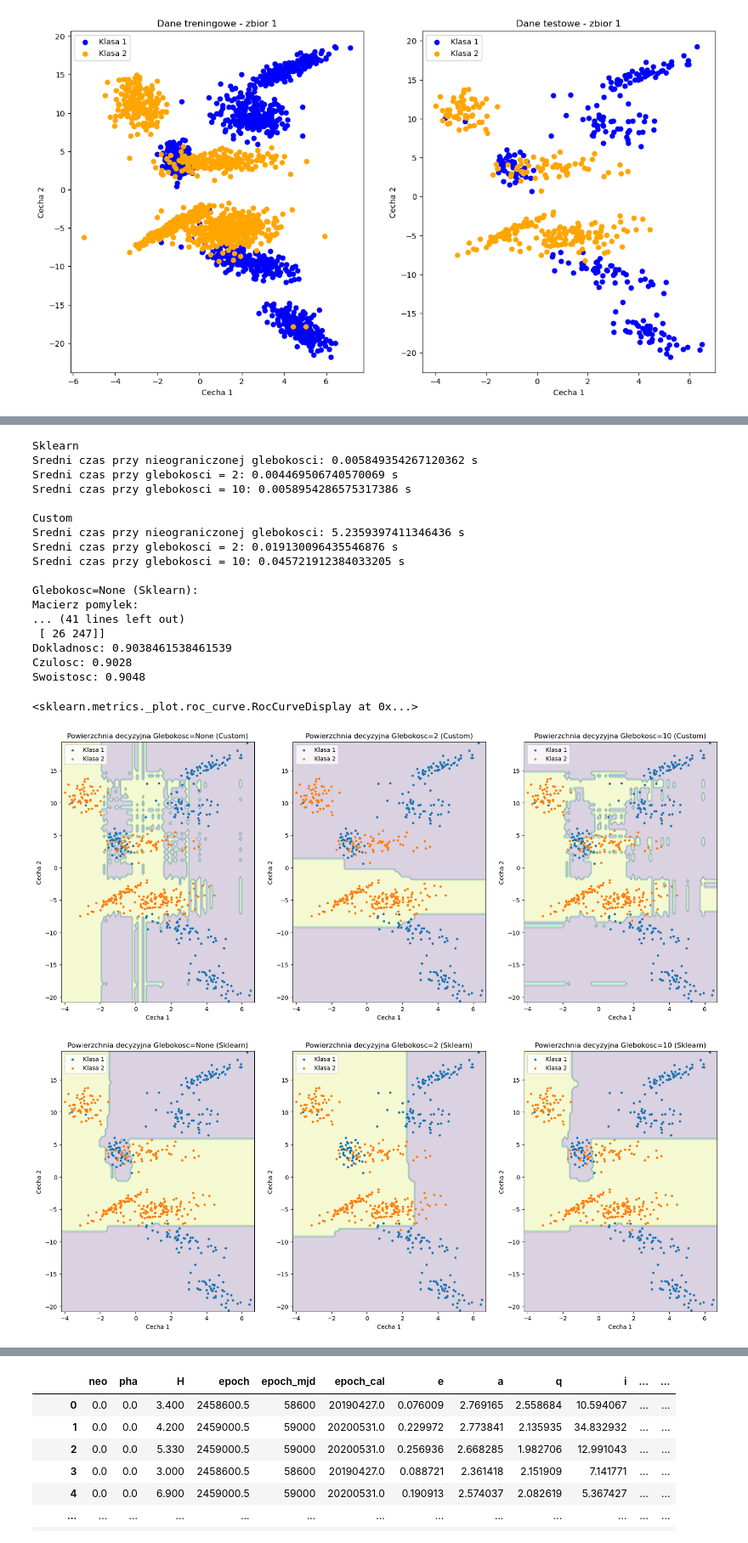
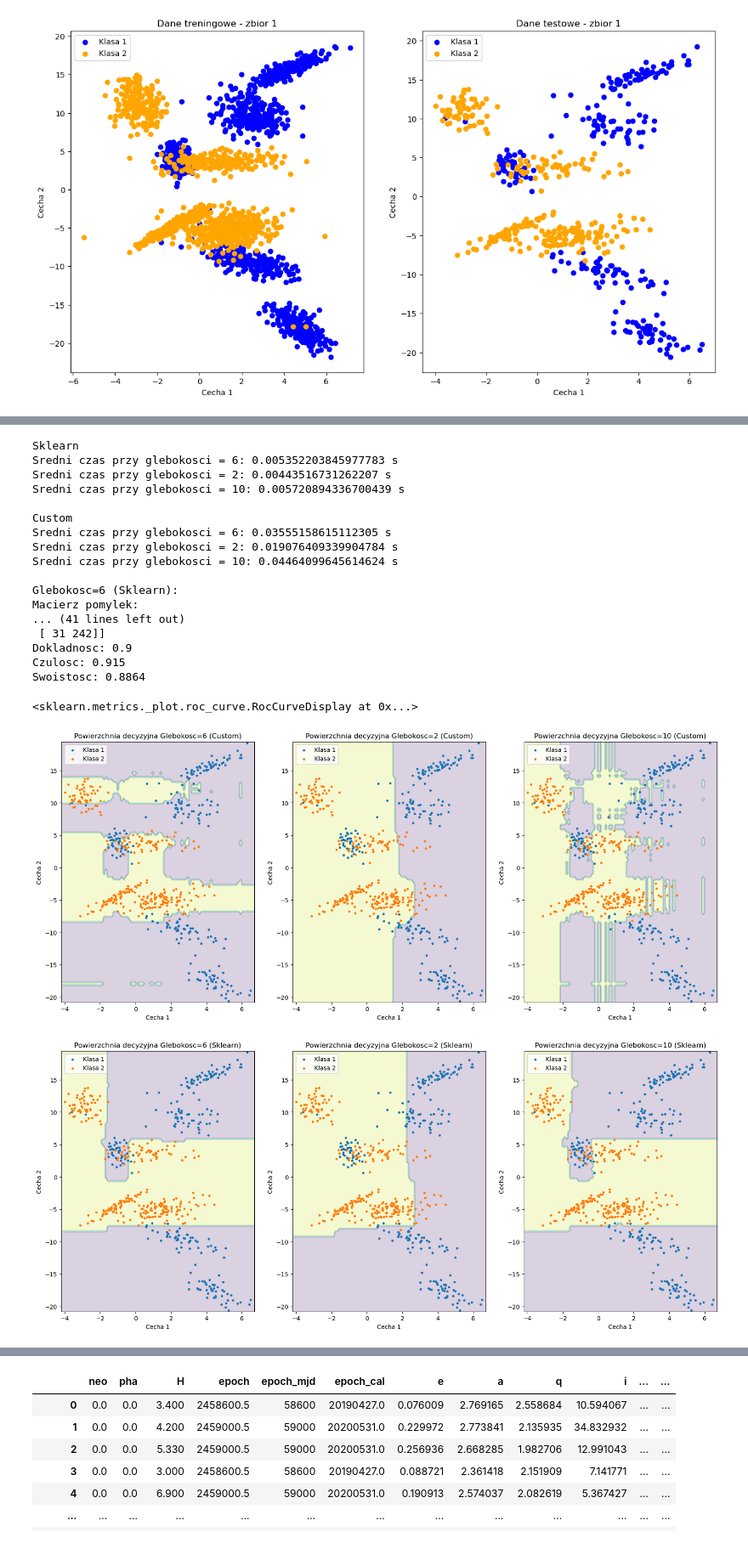
Before and after one commit to HaZhul/ML-models, a Jupyter notebook: 6Random_Forest/random_forest.ipynb, the cells around one changed output, grey strips where cells are left out. Shown at 85% size. Cells and saved outputs as stored; diff of their text form; code cells hidden in the pictures.

```diff
--- a/6Random_Forest/random_forest.ipynb
+++ b/6Random_Forest/random_forest.ipynb
@@ -366,13 +365,13 @@ Swoistosc: 0.9961
 # %%
 print('Sklearn')
 # Nieograniczona glebokosc
-dt_m_n = RandomForestClassifier(random_state=index, n_estimators=100, max_depth=None)
+dt_m_n = RandomForestClassifier(random_state=index, n_estimators=100, max_depth=6)
 dt_m_n.fit(X_train_M, y_train_M)
 start = time.time()
 for i in range(100):
     y_pred_m_n = dt_m_n.predict(X_test_M)
 end = time.time()
-print(f'Sredni czas przy nieograniczonej glebokosci: {(end - start)/100} s')
+print(f'Sredni czas przy glebokosci = 6: {(end - start)/100} s')
 
 # Glebokosc rowna ilosci cech
 dt_m_2 = RandomForestClassifier(random_state=index, n_estimators=100, max_depth=2)
@@ -386,13 +385,13 @@ print(f'Sredni czas przy glebokosci = 2: {(end - start)/100} s')
 
 print('\nCustom')
 # Nieograniczona glebokosc
-dt_m2m_n = MRandomForest(max_depth=None, n_trees=100)
+dt_m2m_n = MRandomForest(max_depth=6, n_trees=100)
 dt_m2m_n.fit(X_train_M, y_train_M)
 start = time.time()
 for i in range(100):
     y_pred_m2m_n = dt_m2m_n.predict(X_test_M)
 end = time.time()
-print(f'Sredni czas przy nieograniczonej glebokosci: {(end - start)/100} s')
+print(f'Sredni czas przy glebokosci = 6: {(end - start)/100} s')
 
 # Glebokosc rowna ilosci cech
 dt_m2m_2 = MRandomForest(max_depth=2, n_trees=100)
@@ -404,20 +403,20 @@ end = time.time()
 print(f'Sredni czas przy glebokosci = 2: {(end - start)/100} s')
 
 
-pred_info(y_test_M, y_pred_m_n, 'Glebokosc=None (Sklearn)')
-pred_info(y_test_M, y_pred_m_2, 'Glebokosc=4 (Sklearn)')
-pred_info(y_test_M, y_pred_m2m_n, 'Glebokosc=None (Custom)')
+pred_info(y_test_M, y_pred_m_n, 'Glebokosc=6 (Sklearn)')
+pred_info(y_test_M, y_pred_m_2, 'Glebokosc=2 (Sklearn)')
+pred_info(y_test_M, y_pred_m2m_n, 'Glebokosc=6 (Custom)')
 pred_info(y_test_M, y_pred_m2m_2, 'Glebokosc=2 (Custom)')
 
 
 plt.figure(figsize=(20, 8))
 plt.subplot(1, 2, 1)
-plot_class(X_test_M, y_test_M, dt_m2m_n, 'Glebokosc=None (Custom)')
+plot_class(X_test_M, y_test_M, dt_m2m_n, 'Glebokosc=6 (Custom)')
 plt.subplot(1, 2, 2)
 plot_class(X_test_M, y_test_M, dt_m2m_2, 'Glebokosc=2 (Custom)')
 plt.figure(figsize=(20, 8))
 plt.subplot(1, 2, 1)
-plot_class(X_test_M, y_test_M, dt_m_n, 'Glebokosc=None (Sklearn)')
+plot_class(X_test_M, y_test_M, dt_m_n, 'Glebokosc=6 (Sklearn)')
 plt.subplot(1, 2, 2)
 plot_class(X_test_M, y_test_M, dt_m_2, 'Glebokosc=2 (Sklearn)')
 
@@ -425,11 +424,11 @@ y_scores_m_n = dt_m_n.predict_proba(X_test_M)[:, 1]
 y_scores_m_2 = dt_m_2.predict_proba(X_test_M)[:, 1]
 
 _, axs = plt.subplots(1, 2, figsize=(20, 5))
-RocCurveDisplay.from_predictions(y_test_M, y_scores_m_n, name='None', ax=axs[0])
+RocCurveDisplay.from_predictions(y_test_M, y_scores_m_n, name='6', ax=axs[0])
 RocCurveDisplay.from_predictions(y_test_M, y_scores_m_2, name='2', ax=axs[1])
 
 _, axs = plt.subplots(1, 2, figsize=(20, 5))
-RocCurveDisplay.from_predictions(y_test_M, y_pred_m2m_n, name='None', ax=axs[0])
+RocCurveDisplay.from_predictions(y_test_M, y_pred_m2m_n, name='6', ax=axs[0])
 RocCurveDisplay.from_predictions(y_test_M, y_pred_m2m_2, name='2', ax=axs[1])
 # %% [output]
 Sklearn
@@ -457,13 +456,13 @@ Swoistosc: 0.9023
 # %%
 # Nieograniczona glebokosc
 print('Sklearn')
-dt_4_n = RandomForestClassifier(random_state=index, n_estimators=100, max_depth=None)
+dt_4_n = RandomForestClassifier(random_state=index, n_estimators=100, max_depth=6)
 dt_4_n.fit(X_train_4, y_train_4)
 start = time.time()
 for i in range(100):
     y_pred_4_n = dt_4_n.predict(X_test_4)
 end = time.time()
-print(f'Sredni czas przy nieograniczonej glebokosci: {(end - start)/100} s')
+print(f'Sredni czas przy glebokosci = 6: {(end - start)/100} s')
 
 
 # Glebokosc rowna ilosci cech
@@ -487,13 +486,13 @@ print(f'Sredni czas przy glebokosci = 10: {(end - start)/100} s')
 
 print('\nCustom')
 # Nieograniczona glebokosc
-dt_m4_n = MRandomForest(max_depth=None, n_trees=100)
+dt_m4_n = MRandomForest(max_depth=6, n_trees=100)
 dt_m4_n.fit(X_train_4, y_train_4)
 start = time.time()
 for i in range(100):
     y_pred_m4_n = dt_m4_n.predict(X_test_4)
 end = time.time()
-print(f'Sredni czas przy nieograniczonej glebokosci: {(end - start)} s')
+print(f'Sredni czas przy glebokosci = 6: {(end - start)/100} s')
 
 # Glebokosc rowna ilosci cech
 dt_m4_4 = MRandomForest(max_depth=2, n_trees=100)
@@ -513,62 +512,62 @@ for i in range(100):
 end = time.time()
 print(f'Sredni czas przy glebokosci = 10: {(end - start)/100} s')
 
-pred_info(y_test_4, y_pred_4_n, 'Glebokosc=None (Sklearn)')
+pred_info(y_test_4, y_pred_4_n, 'Glebokosc=6 (Sklearn)')
 pred_info(y_test_4, y_pred_4_4, 'Glebokosc=2 (Sklearn)')
 pred_info(y_test_4, y_pred_4_5, 'Glebokosc=10 (Sklearn)')
 
-pred_info(y_test_4, y_pred_m4_n, 'Glebokosc=None (Custom)')
+pred_info(y_test_4, y_pred_m4_n, 'Glebokosc=6 (Custom)')
 pred_info(y_test_4, y_pred_m4_4, 'Glebokosc=2 (Custom)')
 pred_info(y_test_4, y_pred_m4_5, 'Glebokosc=10 (Custom)')
 
 plt.figure(figsize=(20, 8))
 plt.subplot(1, 3, 1)
-plot_class(X_test_4, y_test_4, dt_m4_n, 'Glebokosc=None (Custom)')
+plot_class(X_test_4, y_test_4, dt_m4_n, 'Glebokosc=6 (Custom)')
 plt.subplot(1, 3, 2)
 plot_class(X_test_4, y_test_4, dt_m4_4, 'Glebokosc=2 (Custom)')
 plt.subplot(1, 3, 3)
 plot_class(X_test_4, y_test_4, dt_m4_5, 'Glebokosc=10 (Custom)')
 
 plt.figure(figsize=(20, 8))
 plt.subplot(1, 3, 1)
-plot_class(X_test_4, y_test_4, dt_4_n, 'Glebokosc=None (Sklearn)')
+plot_class(X_test_4, y_test_4, dt_4_n, 'Glebokosc=6 (Sklearn)')
 plt.subplot(1, 3, 2)
 plot_class(X_test_4, y_test_4, dt_4_4, 'Glebokosc=2 (Sklearn)')
 plt.subplot(1, 3, 3)
 plot_class(X_test_4, y_test_4, dt_4_5, 'Glebokosc=10 (Sklearn)')
 
 y_scores_4_n = dt_4_n.predict_proba(X_test_4)[:, 1]
 y_scores_4_4 = dt_4_4.predict_proba(X_test_4)[:, 1]
 y_scores_4_5 = dt_4_5.predict_proba(X_test_4)[:, 1]
 
 _, axs = plt.subplots(1, 3, figsize=(20, 5))
-RocCurveDisplay.from_predictions(y_test_4, y_scores_4_n, name='None S', ax=axs[0])
+RocCurveDisplay.from_predictions(y_test_4, y_scores_4_n, name='6 S', ax=axs[0])
 RocCurveDisplay.from_predictions(y_test_4, y_scores_4_4, name='2 S', ax=axs[1])
 RocCurveDisplay.from_predictions(y_test_4, y_scores_4_5, name='10 S', ax=axs[2])
 
 
 _, axs = plt.subplots(1, 3, figsize=(20, 5))
-RocCurveDisplay.from_predictions(y_test_4, y_pred_m4_n, name='None C', ax=axs[0])
+RocCurveDisplay.from_predictions(y_test_4, y_pred_m4_n, name='6 C', ax=axs[0])
 RocCurveDisplay.from_predictions(y_test_4, y_pred_m4_4, name='2 C', ax=axs[1])
 RocCurveDisplay.from_predictions(y_test_4, y_pred_m4_5, name='10 C', ax=axs[2])
 # %% [output]
 Sklearn
-Sredni czas przy nieograniczonej glebokosci: 0.005849354267120362 s
-Sredni czas przy glebokosci = 2: 0.004469506740570069 s
-Sredni czas przy glebokosci = 10: 0.0058954286575317386 s
+Sredni czas przy glebokosci = 6: 0.005352203845977783 s
+Sredni czas przy glebokosci = 2: 0.00443516731262207 s
+Sredni czas przy glebokosci = 10: 0.005720894336700439 s
 
 Custom
-Sredni czas przy nieograniczonej glebokosci: 5.2359397411346436 s
-Sredni czas przy glebokosci = 2: 0.019130096435546876 s
-Sredni czas przy glebokosci = 10: 0.045721912384033205 s
+Sredni czas przy glebokosci = 6: 0.03555158615112305 s
+Sredni czas przy glebokosci = 2: 0.019076409339904784 s
+Sredni czas przy glebokosci = 10: 0.04464099645614624 s
 
-Glebokosc=None (Sklearn):
+Glebokosc=6 (Sklearn):
 Macierz pomylek:
 ... (41 lines left out)
- [ 26 247]]
-Dokladnosc: 0.9038461538461539
-Czulosc: 0.9028
-Swoistosc: 0.9048
+ [ 31 242]]
+Dokladnosc: 0.9
+Czulosc: 0.915
+Swoistosc: 0.8864
 <sklearn.metrics._plot.roc_curve.RocCurveDisplay at 0x...>
-[figure, old version]
+[figure, new version]
-[figure, old version]
+[figure, new version]
```
Also changed, not shown: parts of 4 cells of this notebook, 1 other file.
